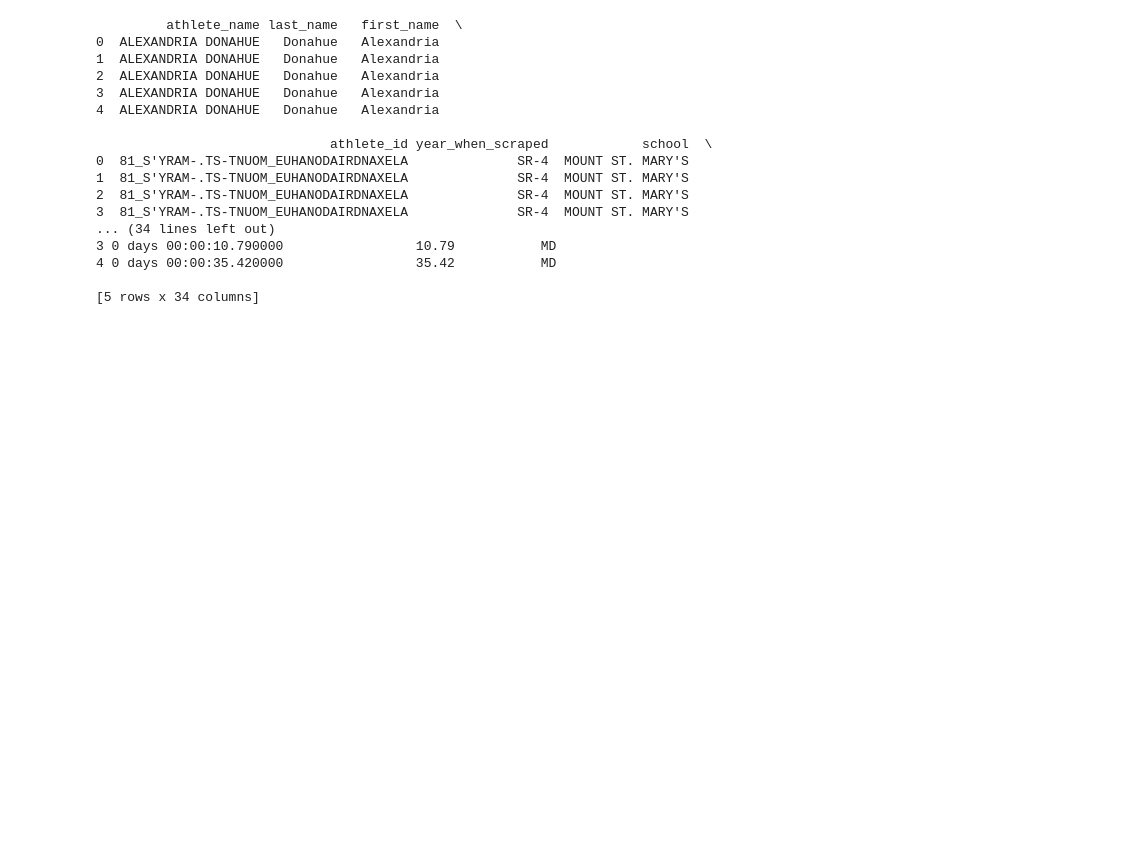
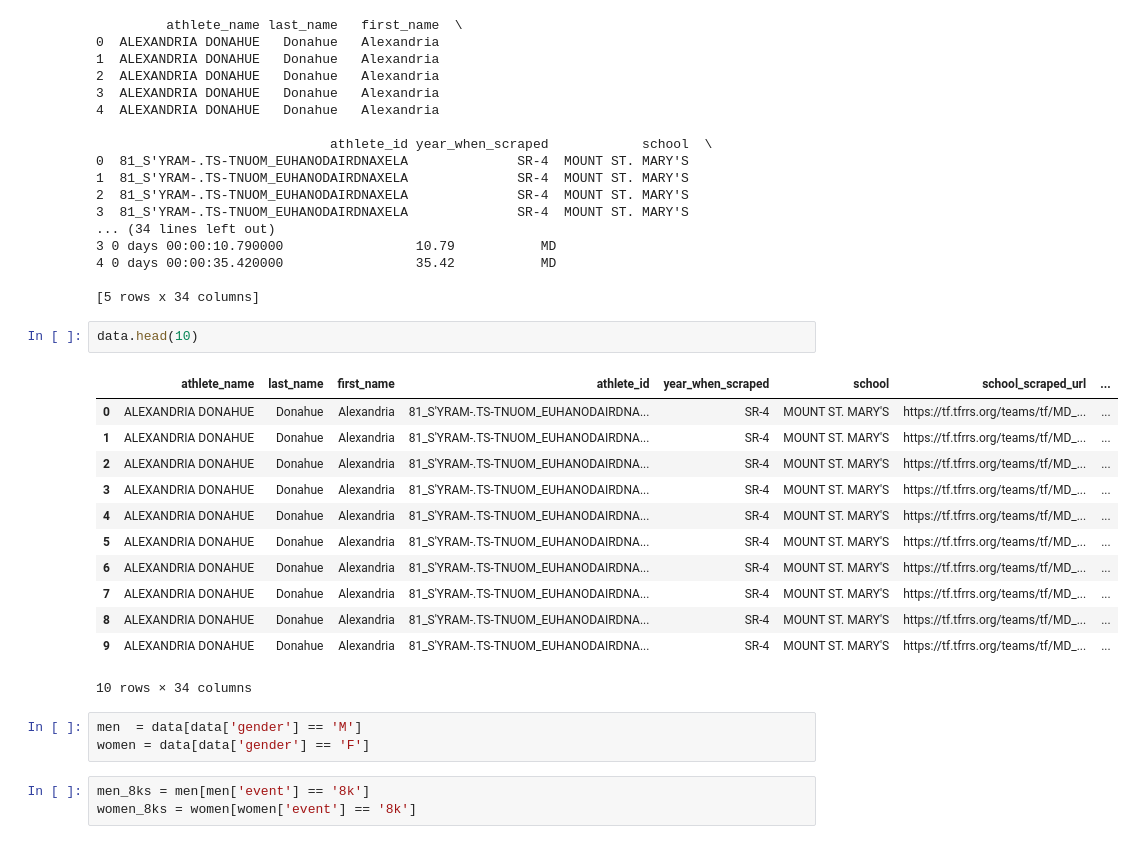
Before and after one commit to stanski901/exploring_tfrrs, a Jupyter notebook: initial_explore.ipynb, the cells around one changed output. Saved outputs shown, nothing was run; the diff lists cells and outputs as text; blank space fills up the shorter version.

```diff
--- a/initial_explore.ipynb
+++ b/initial_explore.ipynb
@@ -27,3 +27,24 @@ print(data.head())
 4 0 days 00:00:35.420000                 35.42           MD
 
 [5 rows x 34 columns]
+# %%
+data.head(10)
+# %% [output]
+|  | athlete_name | last_name | first_name | athlete_id | year_when_scraped | school | school_scraped_url | ... |
+| 0 | ALEXANDRIA DONAHUE | Donahue | Alexandria | 81_S'YRAM-.TS-TNUOM_EUHANODAIRDNA... | SR-4 | MOUNT ST. MARY'S | https://tf.tfrrs.org/teams/tf/MD_... | ... |
+| 1 | ALEXANDRIA DONAHUE | Donahue | Alexandria | 81_S'YRAM-.TS-TNUOM_EUHANODAIRDNA... | SR-4 | MOUNT ST. MARY'S | https://tf.tfrrs.org/teams/tf/MD_... | ... |
+| 2 | ALEXANDRIA DONAHUE | Donahue | Alexandria | 81_S'YRAM-.TS-TNUOM_EUHANODAIRDNA... | SR-4 | MOUNT ST. MARY'S | https://tf.tfrrs.org/teams/tf/MD_... | ... |
+| 3 | ALEXANDRIA DONAHUE | Donahue | Alexandria | 81_S'YRAM-.TS-TNUOM_EUHANODAIRDNA... | SR-4 | MOUNT ST. MARY'S | https://tf.tfrrs.org/teams/tf/MD_... | ... |
+| 4 | ALEXANDRIA DONAHUE | Donahue | Alexandria | 81_S'YRAM-.TS-TNUOM_EUHANODAIRDNA... | SR-4 | MOUNT ST. MARY'S | https://tf.tfrrs.org/teams/tf/MD_... | ... |
+| 5 | ALEXANDRIA DONAHUE | Donahue | Alexandria | 81_S'YRAM-.TS-TNUOM_EUHANODAIRDNA... | SR-4 | MOUNT ST. MARY'S | https://tf.tfrrs.org/teams/tf/MD_... | ... |
+| 6 | ALEXANDRIA DONAHUE | Donahue | Alexandria | 81_S'YRAM-.TS-TNUOM_EUHANODAIRDNA... | SR-4 | MOUNT ST. MARY'S | https://tf.tfrrs.org/teams/tf/MD_... | ... |
+| 7 | ALEXANDRIA DONAHUE | Donahue | Alexandria | 81_S'YRAM-.TS-TNUOM_EUHANODAIRDNA... | SR-4 | MOUNT ST. MARY'S | https://tf.tfrrs.org/teams/tf/MD_... | ... |
+| 8 | ALEXANDRIA DONAHUE | Donahue | Alexandria | 81_S'YRAM-.TS-TNUOM_EUHANODAIRDNA... | SR-4 | MOUNT ST. MARY'S | https://tf.tfrrs.org/teams/tf/MD_... | ... |
+| 9 | ALEXANDRIA DONAHUE | Donahue | Alexandria | 81_S'YRAM-.TS-TNUOM_EUHANODAIRDNA... | SR-4 | MOUNT ST. MARY'S | https://tf.tfrrs.org/teams/tf/MD_... | ... |
+10 rows × 34 columns
+# %%
+men  = data[data['gender'] == 'M']
+women = data[data['gender'] == 'F']
+# %%
+men_8ks = men[men['event'] == '8k']
+women_8ks = women[women['event'] == '8k']
```
Also changed, not shown: parts of 3 cells of this notebook.
